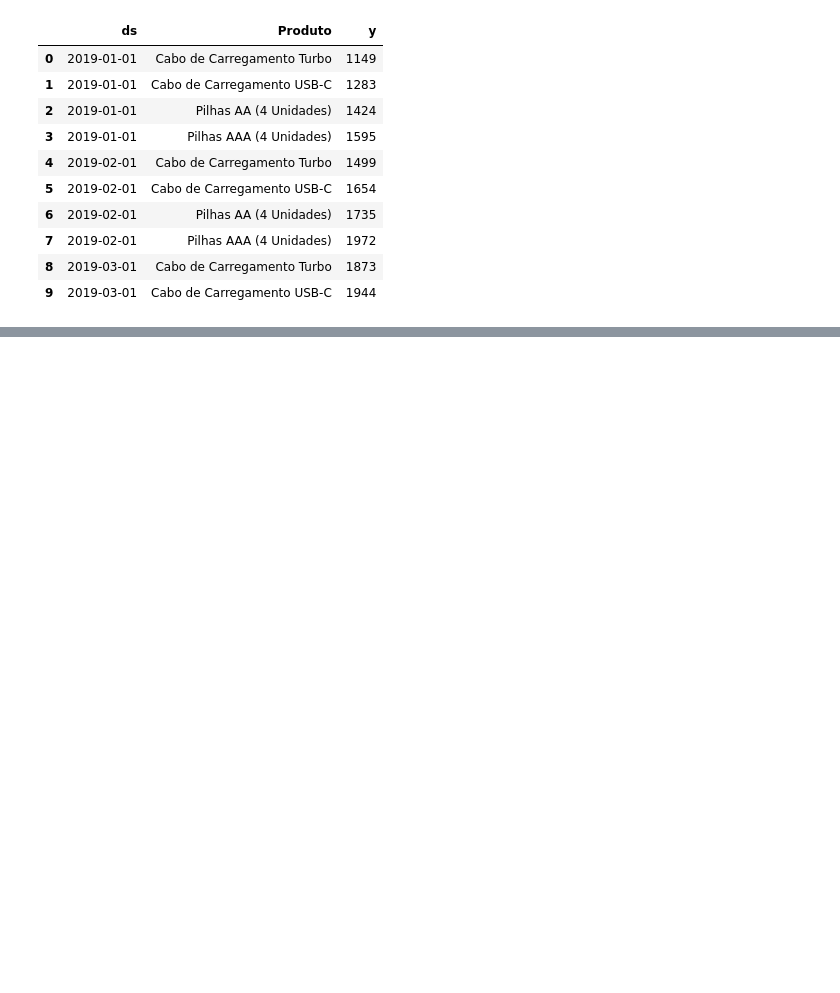
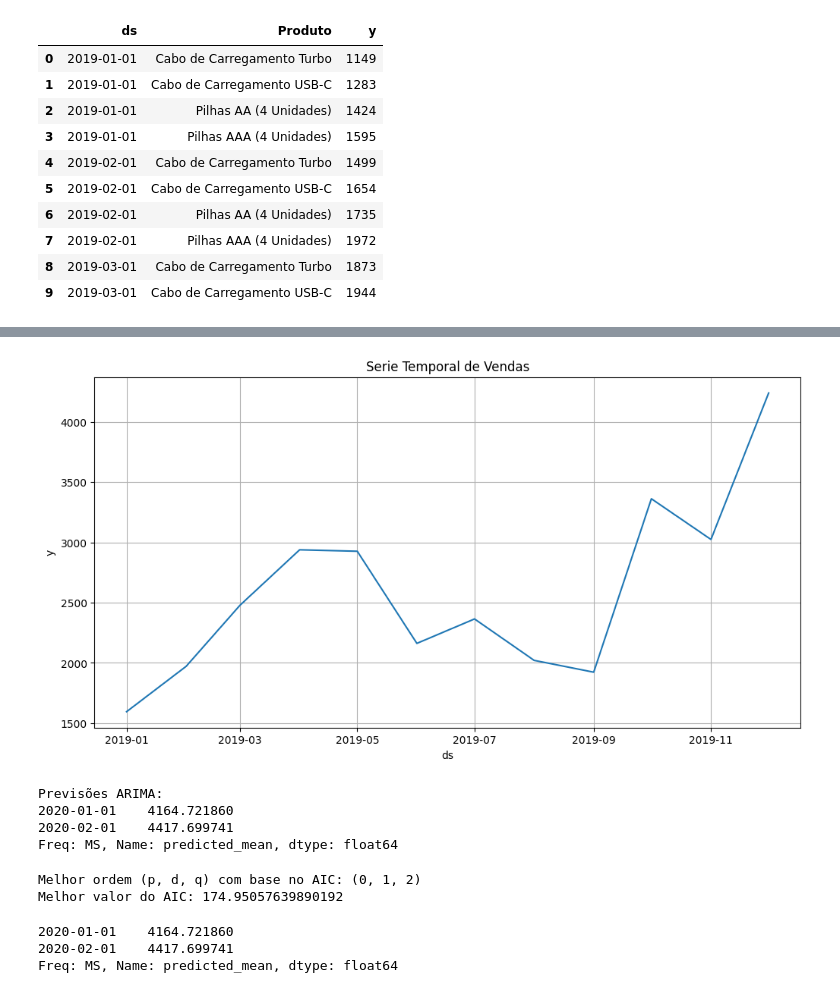
Before and after one commit to alyssonmontovanelli/analise_Previsao_Vendas_varejo, a Jupyter notebook: pre_processamento/proc_Alimentacao copy 2.ipynb, the cells around one changed output, grey strips where cells are left out. Drawn from its saved outputs; the diff is of its cells as text; code cells hidden in the pictures; blank space fills up the shorter version.

```diff
--- a/pre_processamento/proc_Alimentacao copy 2.ipynb
+++ b/pre_processamento/proc_Alimentacao copy 2.ipynb
@@ -88,5 +93,9 @@ df_alimentacao_2.head(10)
 # %%
-df_pilha_AAA = df_alimentacao_2[df_alimentacao_2['Produto'] ==  'Pilhas AAA (4 Unidades)'].drop
+df_pilha_AAA = df_alimentacao_2[df_alimentacao_2['Produto'] == 'Pilhas AAA (4 Unidades)']
+# %%
+df_pilha_AAA = df_pilha_AAA.drop(columns = {'Produto'})
+# %%
+df_pilha_AAA = df_pilha_AAA.set_index('ds')['y']
 # %%
 df_pilha_AAA
 # %% [output]
@@ -115,0 +116,58 @@ def destrinchaDF(df):
+# %%
+# Ajustando Freq para Mensal
+df_pilha_AAA = df_pilha_AAA.asfreq('MS')
+# %%
+plt.figure(figsize = (12,6))
+plt.plot(df_pilha_AAA)
+plt.xlabel('ds')
+plt.ylabel('y')
+plt.title('Serie Temporal de Vendas')
+plt.grid(True)
+plt.show()
+# %% [output]
+[figure, added]
+# %%
+# APLICANDO ARIMA
+
+model_arima = ARIMA(df_pilha_AAA, order=(0, 1, 2))
+fit_arima = model_arima.fit()
+
+# Fazer previsões para os próximos meses
+forecast_arima = fit_arima.forecast(steps=2)
+
+# Exibir as previsões
+print("Previsões ARIMA:")
+print(forecast_arima)
+# %% [output]
+Previsões ARIMA:
+2020-01-01    4164.721860
+2020-02-01    4417.699741
+Freq: MS, Name: predicted_mean, dtype: float64
+# %%
+best_aic = float('inf')
+best_order = None
+
+for p in range(3):  # Testar valores de p de 0 a 2
+    for d in range(2):  # Testar valores de d de 0 a 1
+        for q in range(3):  # Testar valores de q de 0 a 2
+            try:
+                model = ARIMA(df_pilha_AAA, order=(p, d, q))
+                fit = model.fit()
+                aic = fit.aic
+                if aic < best_aic:
+                    best_aic = aic
+                    best_order = (p, d, q)
+            except:
+                pass
+
+print("Melhor ordem (p, d, q) com base no AIC:", best_order)
+print("Melhor valor do AIC:", best_aic)
+# %% [output]
+Melhor ordem (p, d, q) com base no AIC: (0, 1, 2)
+Melhor valor do AIC: 174.95057639890192
+# %%
+forecast_arima
+# %% [output]
+2020-01-01    4164.721860
+2020-02-01    4417.699741
+Freq: MS, Name: predicted_mean, dtype: float64
```
Also changed, not shown: parts of 5 cells of this notebook.
